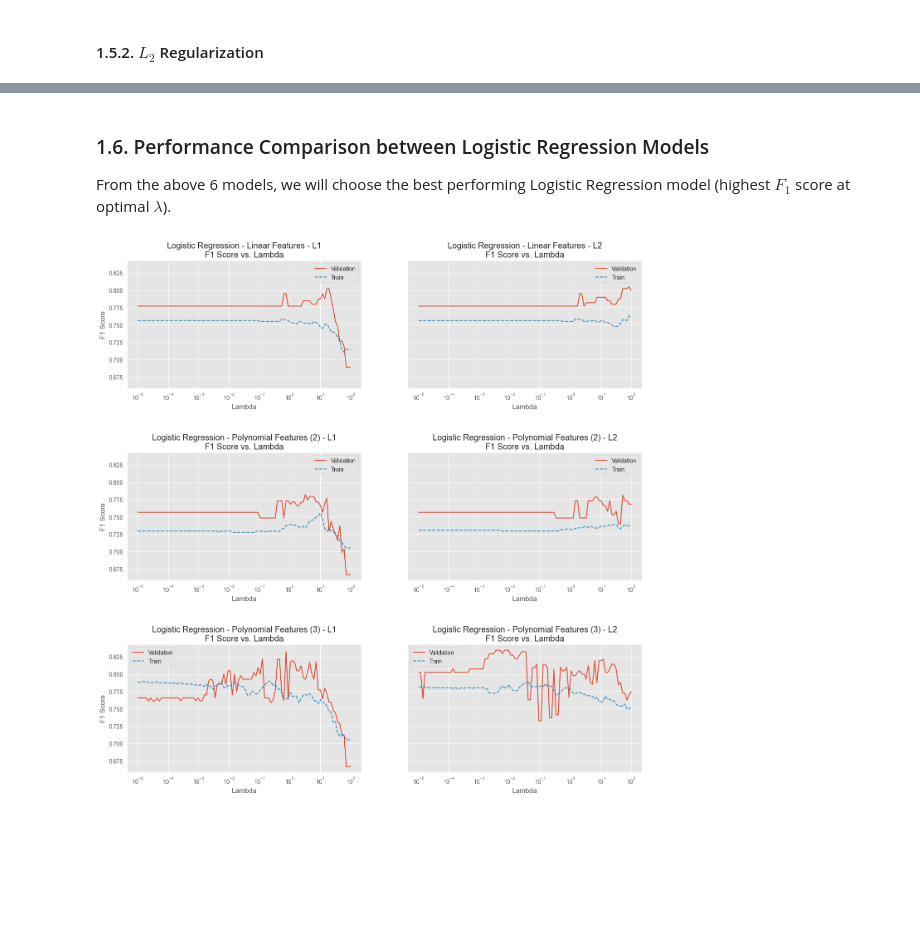
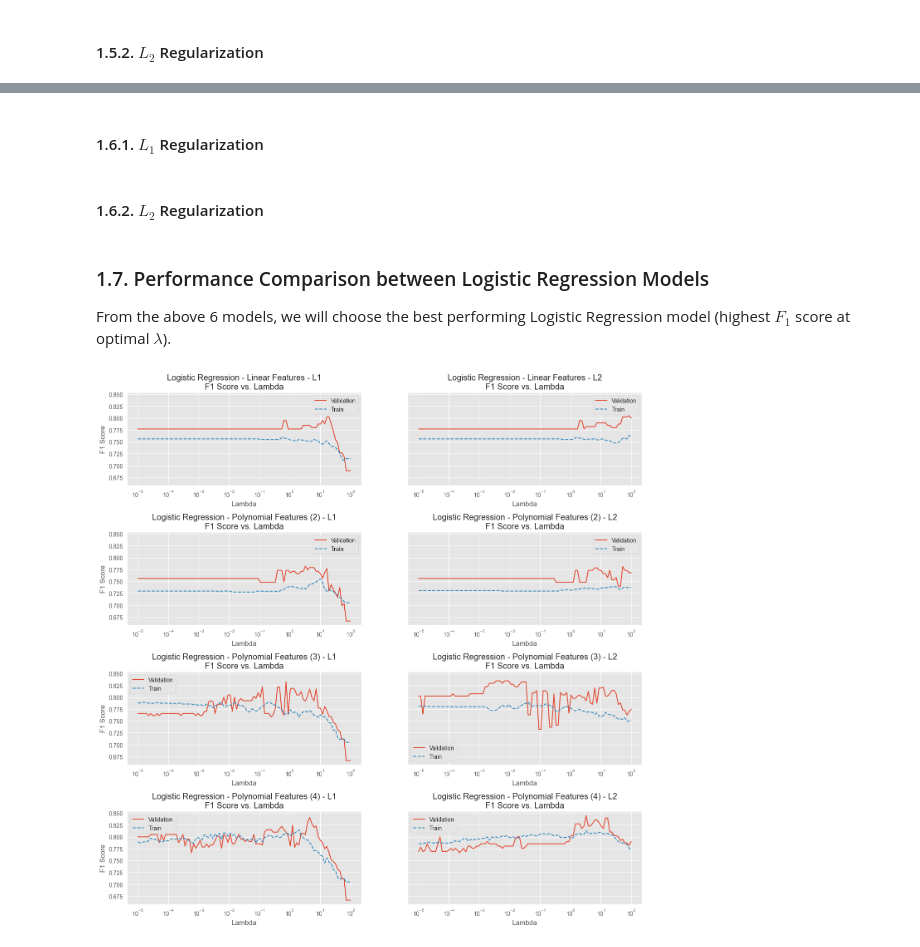
Before and after one commit to miketvo/rmit2023a-cosc2753-assignment1, a Jupyter notebook: notebooks/Step4.ModelDevelopment.ipynb, the cells around one changed output, grey strips where cells are left out. Cells and saved outputs as stored; diff of their text form; code cells hidden in the pictures; blank space fills up the shorter version.

```diff
--- a/notebooks/Step4.ModelDevelopment.ipynb
+++ b/notebooks/Step4.ModelDevelopment.ipynb
@@ -28,5 +29,4 @@ We will store our models and their performance in the following variables:
 # %%
 clfs = dict()
-clfs_candidates = dict()
-clf_final = None
+clf = None
 # %% [markdown]
@@ -388,0 +405,2 @@ for lamda_para in lambda_paras:
+# %% [markdown]
+#### 1.6.1. $L_1$ Regularization
@@ -389,47 +438,82 @@ for lamda_para in lambda_paras:
+# %% [markdown]
+#### 1.6.2. $L_2$ Regularization
+# %%
+clfs["clf_logistic4_l2"] = list()
+
+for lamda_para in lambda_paras:
+    clf = LogisticRegression(
+        solver="liblinear",       # Good for our small dataset
+        penalty="l2",
+        C=1/lamda_para,
+        class_weight="balanced",
+        max_iter=1_000,
+        random_state=0            # Reproducible result
+    )
+
+    # Cross validation to find the best model and its average performance
+    cv_results = cross_validate(
+        clf,
+        train_X_poly4,
+        train_y.values.ravel(),
+        cv=4,
+        scoring="f1",
+        return_estimator=True,
+        return_train_score=True
+    )
+
+    best_clf = cv_results['estimator'][np.argmax(cv_results['test_score'])]  # Get the best model from k-fold cross-validation
+    clfs["clf_logistic4_l2"].append({
+        'lambda': lamda_para,
+        'train_f1': cv_results['test_score'].mean(),
+        'val_f1': f1_score(val_y, best_clf.predict(val_X_poly4)),
+        'estimator': best_clf
+    })
 # %% [markdown]
-### 1.6. Performance Comparison between Logistic Regression Models
+### 1.7. Performance Comparison between Logistic Regression Models
 
 From the above 6 models, we will choose the best performing Logistic Regression model (highest $F_1$ score at optimal $\lambda$).
 # %%
 evaluated_models = [
     "clf_logistic1_l1", "clf_logistic1_l2",
     "clf_logistic2_l1", "clf_logistic2_l2",
-    "clf_logistic3_l1", "clf_logistic3_l2"
+    "clf_logistic3_l1", "clf_logistic3_l2",
+    "clf_logistic4_l1", "clf_logistic4_l2"
 ]
 
 evaluated_model_names = [
     "Logistic Regression - Linear Features - L1", "Logistic Regression - Linear Features - L2",
     "Logistic Regression - Polynomial Features (2) - L1", "Logistic Regression - Polynomial Features (2) - L2",
-    "Logistic Regression - Polynomial Features (3) - L1", "Logistic Regression - Polynomial Features (3) - L2"
+    "Logistic Regression - Polynomial Features (3) - L1", "Logistic Regression - Polynomial Features (3) - L2",
+    "Logistic Regression - Polynomial Features (4) - L1", "Logistic Regression - Polynomial Features (4) - L2"
 ]
 
 
-fig, axes = plt.subplots(nrows=3, ncols=2, figsize=(16, 16), sharey="all", gridspec_kw={'hspace': 0.5})
+fig, axes = plt.subplots(nrows=4, ncols=2, figsize=(16, 16), sharey="all", gridspec_kw={'hspace': 0.5})
 axes = axes.ravel()
 
 i = 0
 for axis in axes:
     # Extract the F1 scores and lambda values from clfs
     lambdas = [clf["lambda"] for clf in clfs[evaluated_models[i]]]
     train_f1 = [clf["train_f1"] for clf in clfs[evaluated_models[i]]]
     val_f1 = [clf["val_f1"] for clf in clfs[evaluated_models[i]]]
 
     # Create a dataframe for plotting
     df = pd.DataFrame({"lambda": lambdas, "train_f1": train_f1, "val_f1": val_f1})
 
     # Plot the F1 scores over different values of lambda
     sns.lineplot(x="lambda", y="val_f1", data=df, label="Validation", ax=axis)
     sns.lineplot(x="lambda", y="train_f1", data=df, label="Train", ax=axis, linestyle="--")
     axis.set_xlabel("Lambda")
     axis.set_ylabel("F1 Score")
     axis.set_title(f"{evaluated_model_names[i]}\nF1 Score vs. Lambda")
     axis.set_xscale("log")
 
     i = i + 1
 
 
 plt.show()
-fig.savefig("../images/TrainingResults_LogisticRegression.png")
+fig.savefig("../images/TrainingResults_LogisticRegression_1.png")
 # %% [output]
-[figure, old version]
+[figure, new version]
 # %% [markdown]
```
Also changed, not shown: parts of 27 cells of this notebook, 6 other files.
